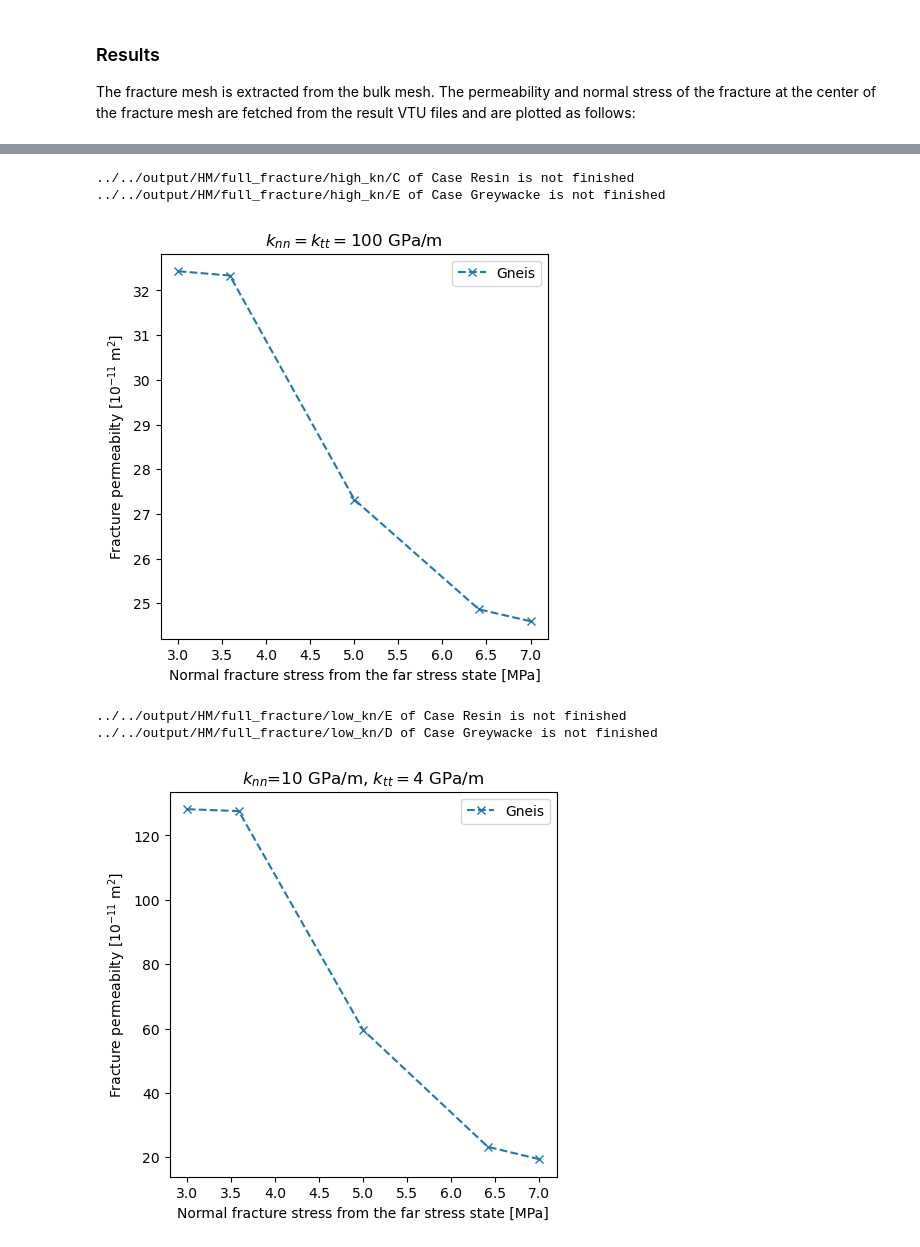
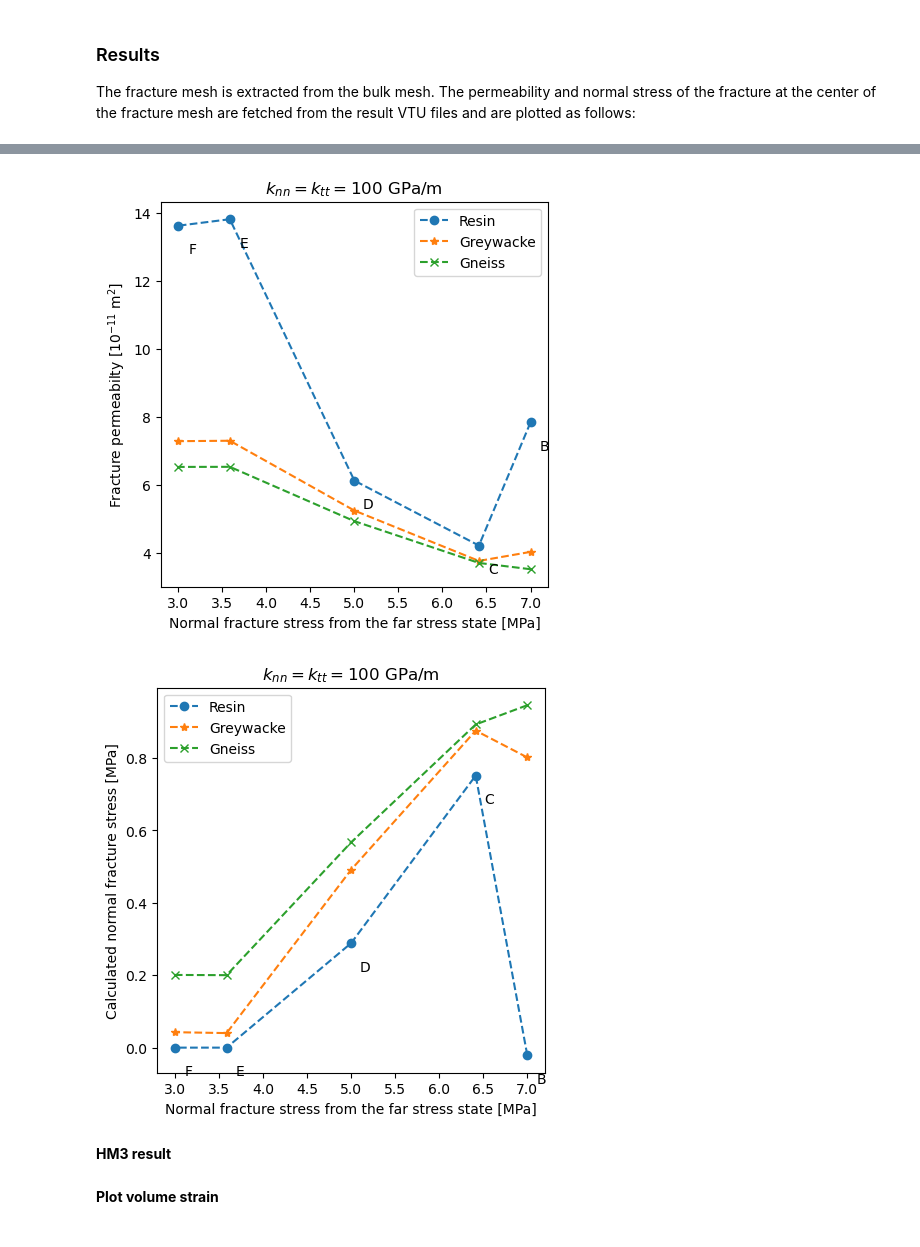
Before and after one commit to wenqing/GreatCell_benchmark, a Jupyter notebook: 3D_HM/GreatCellHM2.ipynb, the cells around one changed output, grey strips where cells are left out. Saved outputs shown, nothing was run; the diff lists cells and outputs as text; code cells hidden in the pictures.

```diff
--- a/3D_HM/GreatCellHM2.ipynb
+++ b/3D_HM/GreatCellHM2.ipynb
@@ -55,7 +57,7 @@ We consider the samples as resin, greywacke and gneiss, respectively. The materi
 
 The fracture mesh is extracted from the bulk mesh. The permeability and normal stress of the fracture at the center of the fracture mesh are fetched from the result VTU files and are plotted as follows:
 # %%
-def get_fracture_k_and_s_at_the_center(root_directory, point,  case_name = ''):
+def get_fracture_k_and_s_at_the_center(root_directory, point,  matertial_name = ''):
     # Define the directories
     directories = [root_directory + 'B',
                    root_directory + 'C',
@@ -75,11 +77,11 @@ def get_fracture_k_and_s_at_the_center(root_directory, point,  case_name = ''):
         pvd_file = ''
         for file in os.listdir(directory):
             if file.endswith('.pvd'):
-                if case_name == '':
+                if matertial_name == '':
                     #print(file)
                     pvd_file = os.path.join(directory, file)
                     break
-                elif case_name in file:
+                elif matertial_name in file:
                     #print(file)
                     pvd_file = os.path.join(directory, file)
                     break
@@ -132,7 +134,7 @@ def plot_figure(mock_sn, data_resin, data_greywacke, data_gneiss, ylabel, title,
         plt.plot(mock_sn, data_greywacke, marker='*', linestyle = 'dashed', label=r'Greywacke')
 
     if (len(data_gneiss) > 0):
-        plt.plot(mock_sn, data_gneiss, marker='x', linestyle = 'dashed', label=r'Gneis')
+        plt.plot(mock_sn, data_gneiss, marker='x', linestyle = 'dashed', label=r'Gneiss')
 
     for label, x, y in zip(labels, mock_sn, data_resin):
         plt.annotate(label, (x, y), textcoords="offset points", xytext=(10,-20), ha='center')
@@ -187,20 +189,12 @@ plot_figure(mock_sn, k_resin, k_greywacke, k_gneiss,
             r'Fracture permeabilty [$10^{-11}$ m$^2$]', r'$k_{nn}=k_{tt}=100$ GPa/m',
             'ufz_HM3_k_f_high.png')
 # %% [output]
-../../output/HM/full_fracture/high_kn/C of Case Resin is not finished
-../../output/HM/full_fracture/high_kn/E of Case Greywacke is not finished
-[figure, old version]
+[figure, new version]
 # %%
-path_low_kn = '../../output/HM/full_fracture/low_kn/'
-k_resin, sn_resin = get_fracture_k_and_s_at_the_center(path_low_kn, point, 'Resin')
-k_greywacke, sn_greywacke = get_fracture_k_and_s_at_the_center(path_low_kn, point, 'Greywacke')
-k_gneiss, sn_gneiss = get_fracture_k_and_s_at_the_center(path_low_kn, point, 'Gneiss')
-
-plot_figure(mock_sn, k_resin, k_greywacke, k_gneiss,
-            r'Fracture permeabilty [$10^{-11}$ m$^2$]',
-            r'$k_{nn}$=10 GPa/m, $k_{tt}=4$ GPa/m',
-            'ufz_HM3_k_f_low.png')
+plot_figure(mock_sn, sn_resin, sn_greywacke, sn_gneiss, r'Calculated normal fracture stress [MPa]', r'$k_{nn}=k_{tt}=100$ GPa/m', 'ufz_HM2_high_sn.png')
 # %% [output]
-../../output/HM/full_fracture/low_kn/E of Case Resin is not finished
-../../output/HM/full_fracture/low_kn/D of Case Greywacke is not finished
-[figure, old version]
+[figure, new version]
+# %% [markdown]
+**HM3 result**
+# %% [markdown]
+**Plot volume strain**
```
Also changed, not shown: parts of 17 cells of this notebook.
